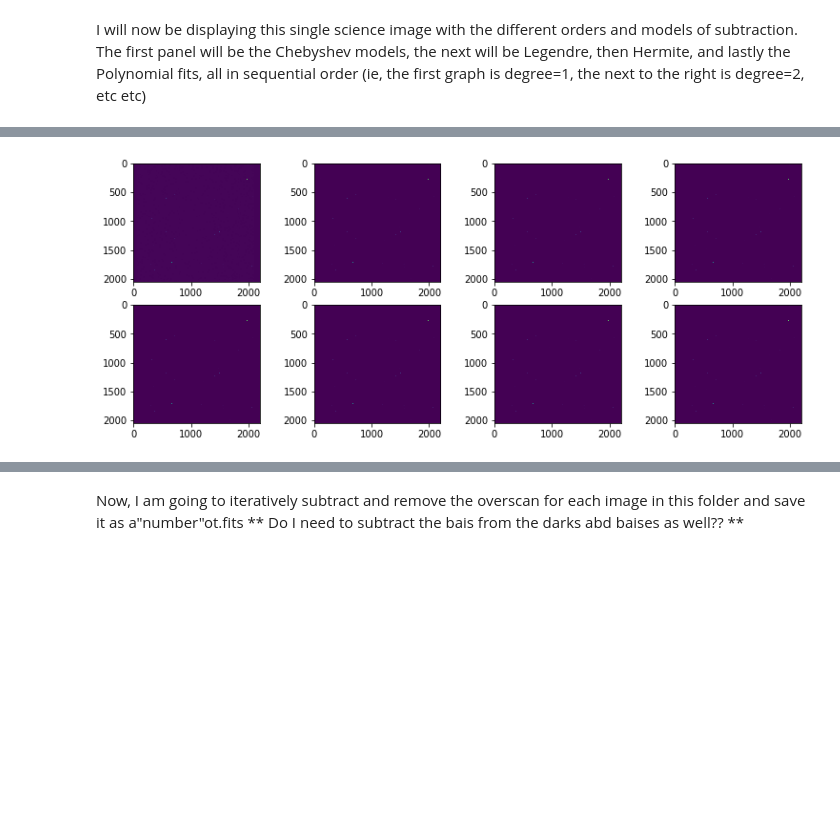
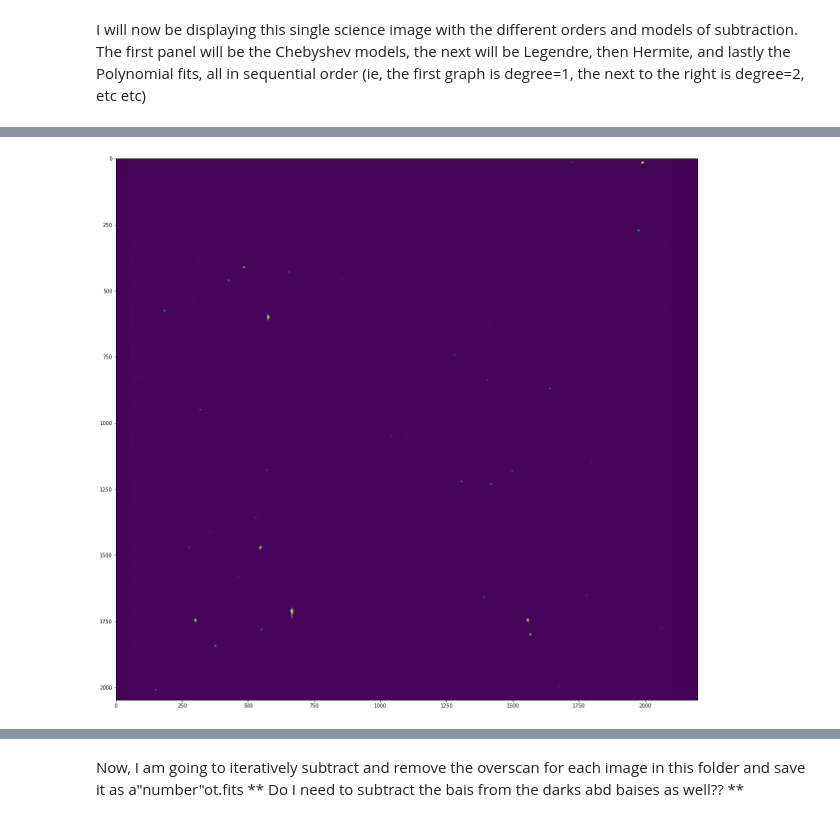
Before and after one commit to VanderbiltAstronomy/astr_8060_s21, a Jupyter notebook: work/drakecl/hw4_tasks.ipynb, the cells around one changed output, grey strips where cells are left out. Cells and saved outputs as stored; diff of their text form; code cells hidden in the pictures; blank space fills up the shorter version.

```diff
--- a/work/drakecl/hw4_tasks.ipynb
+++ b/work/drakecl/hw4_tasks.ipynb
@@ -287,21 +287,21 @@ plt.show(fig)
 # %%
 #CLD this cell plots the Hermit subtractions of this science image
 h = [np.array(sub_h1), np.array(sub_h2), np.array(sub_h3), np.array(sub_h4), np.array(sub_h5)
          , np.array(sub_h6), np.array(sub_h7), np.array(sub_h8)]
 
-fig, ax = plt.subplots(2,4,figsize=(13,5))
-ax[0,0].imshow(h[0], vmin=np.min(h[0]), vmax=np.max(h[0]))
-ax[0,1].imshow(h[1], vmin=np.mean(h[1]), vmax=np.max(h[1]))
-ax[0,2].imshow(h[2], vmin=np.mean(h[2]), vmax=np.max(h[2]))
-ax[0,3].imshow(h[3], vmin=np.mean(h[3]), vmax=np.max(h[3]))
-ax[1,0].imshow(h[4], vmin=np.mean(h[4]), vmax=np.max(h[4]))
-ax[1,1].imshow(h[5], vmin=np.mean(h[5]), vmax=np.max(h[5]))
-ax[1,2].imshow(h[6], vmin=np.mean(h[6]), vmax=np.max(h[6]))
-ax[1,3].imshow(h[7], vmin=np.mean(h[7]), vmax=np.max(h[7]))
+fig, ax = plt.subplots(1,1,figsize=(30,20))
+ax.imshow(h[0], vmin=np.min(h[0]))
+#ax[0,1].imshow(h[1], vmin=np.mean(h[1]))
+#ax[0,2].imshow(h[2], vmin=np.mean(h[2]))
+#ax[0,3].imshow(h[3], vmin=np.mean(h[3]))
+#ax[1,0].imshow(h[4], vmin=np.mean(h[4]))
+#ax[1,1].imshow(h[5], vmin=np.mean(h[5]))
+#ax[1,2].imshow(h[6], vmin=np.mean(h[6]))
+#ax[1,3].imshow(h[7], vmin=np.mean(h[7]))
 #fig.set_title('Chebyshev Overscan Subtraction')
 plt.show(fig)
 # %% [output]
-[figure, old version]
+[figure, new version]
 # %%
 #CLD this cell plots the Polynomial subtractions of this science image
 p = [np.array(sub_p1), np.array(sub_p2), np.array(sub_p3), np.array(sub_p4), np.array(sub_p5)
```
Also changed, not shown: parts of 29 cells of this notebook.
